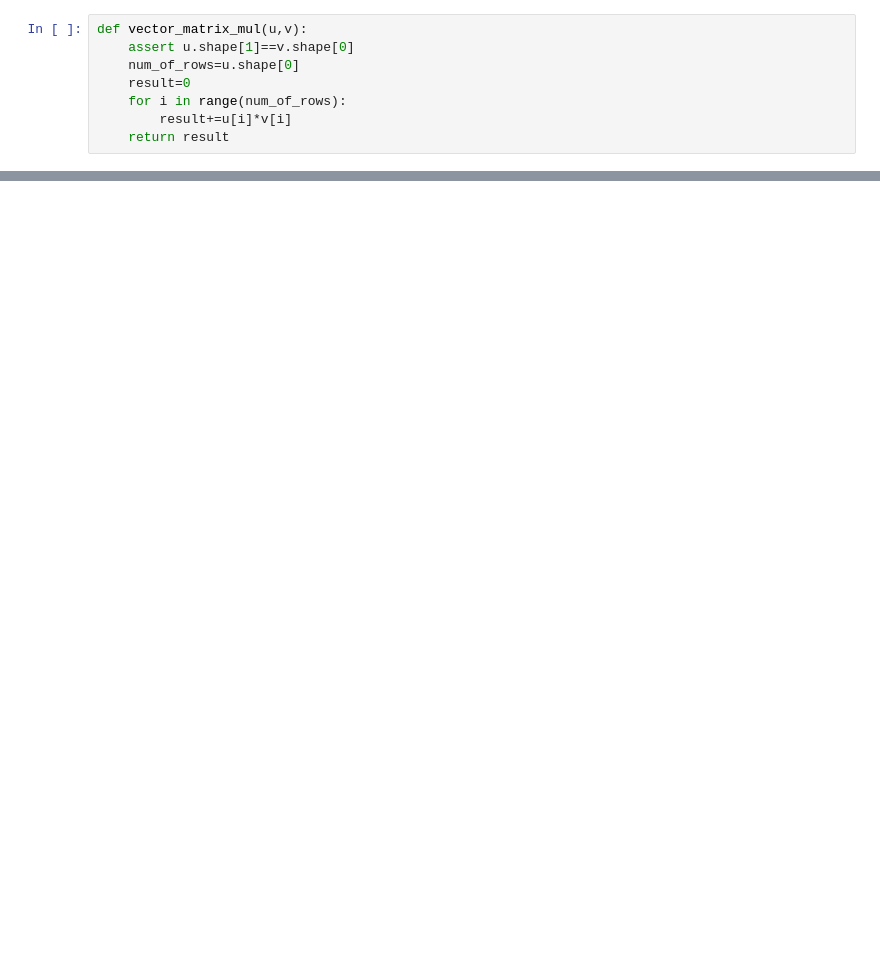
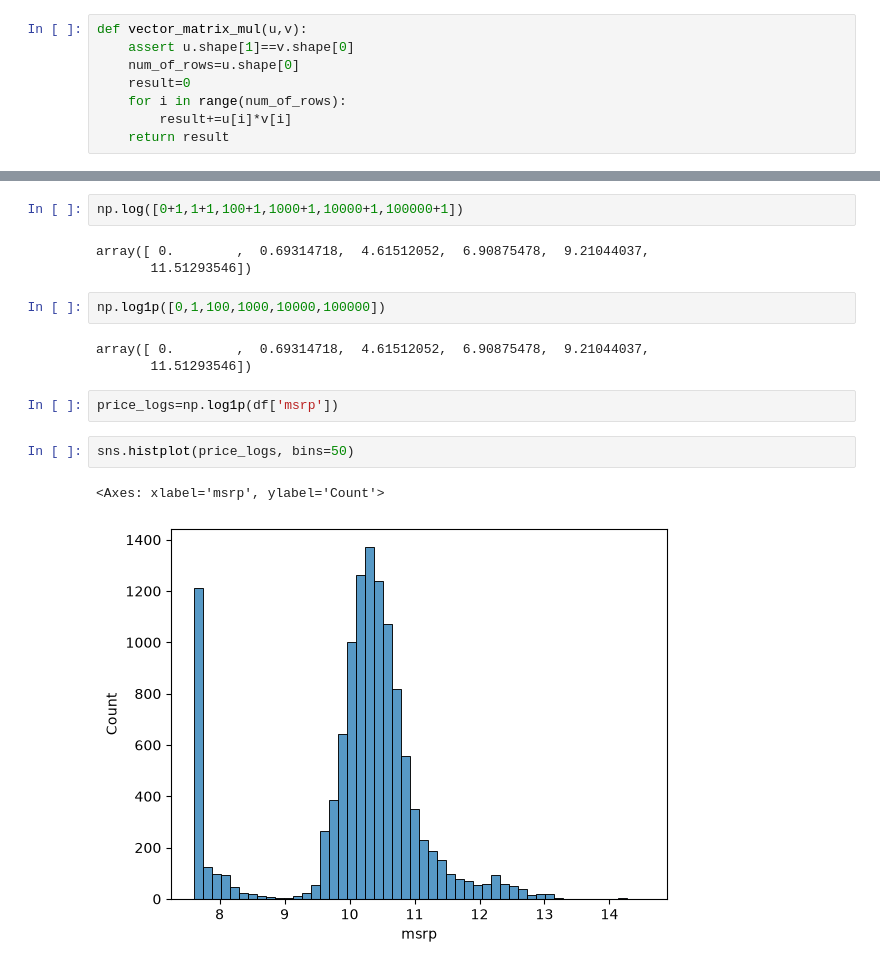
Before and after one commit to sameena83/car-prediction, a Jupyter notebook: Regression.ipynb, the cells around one changed output, grey strips where cells are left out. Drawn from its saved outputs; the diff is of its cells as text; blank space fills up the shorter version.

```diff
--- a/Regression.ipynb
+++ b/Regression.ipynb
@@ -241,0 +401,17 @@ print(vector_matrix_mul(u1,v1))
+# %%
+np.log([0+1,1+1,100+1,1000+1,10000+1,100000+1])
+# %% [output]
+array([ 0.        ,  0.69314718,  4.61512052,  6.90875478,  9.21044037,
+       11.51293546])
+# %%
+np.log1p([0,1,100,1000,10000,100000])
+# %% [output]
+array([ 0.        ,  0.69314718,  4.61512052,  6.90875478,  9.21044037,
+       11.51293546])
+# %%
+price_logs=np.log1p(df['msrp'])
+# %%
+sns.histplot(price_logs, bins=50)
+# %% [output]
+<Axes: xlabel='msrp', ylabel='Count'>
+[figure, added]
```
Also changed, not shown: parts of 108 cells of this notebook, 3 other files.
